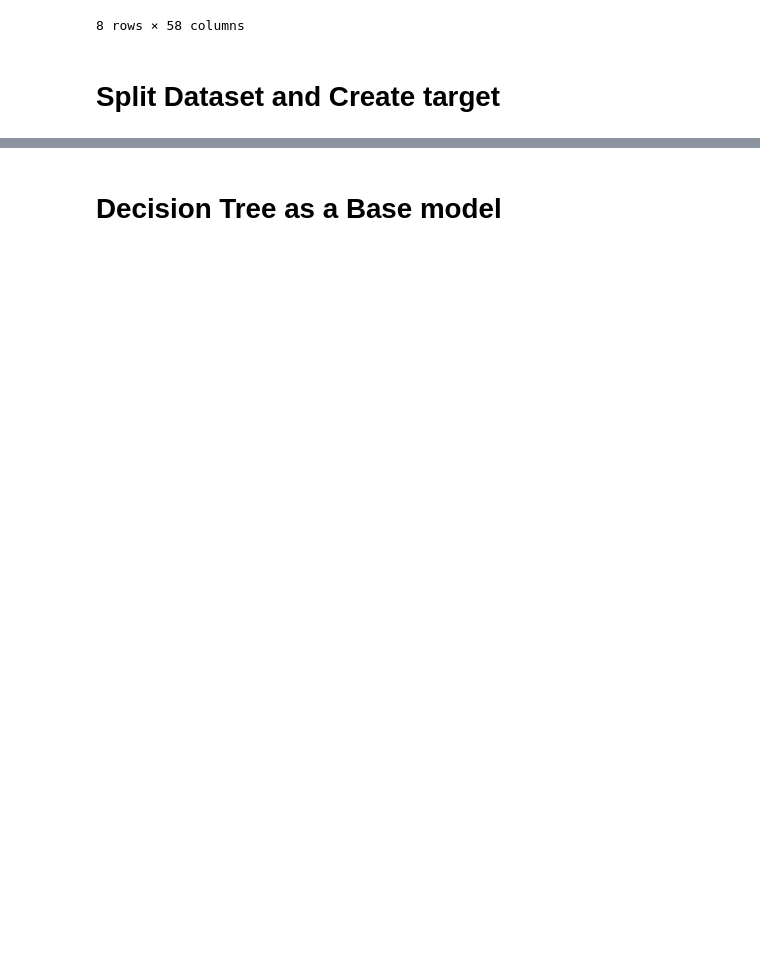
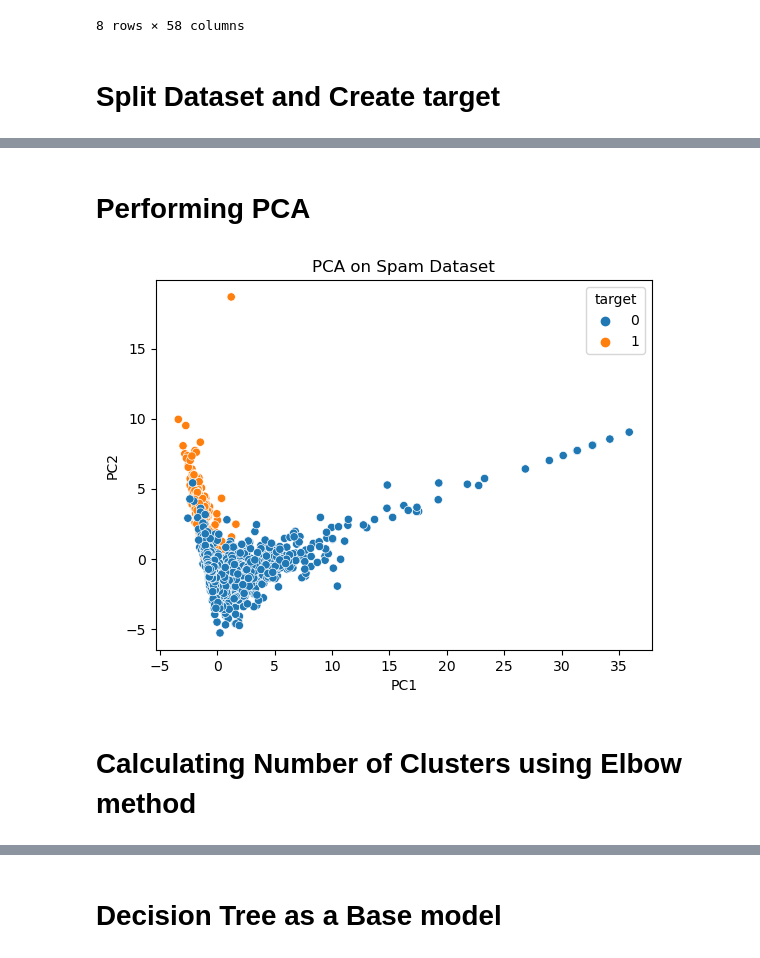
Before and after one commit to jathusharini/CM2604_CourseWork, a Jupyter notebook: Machine Learning_CW.ipynb, the cells around one changed output, grey strips where cells are left out. Drawn from its saved outputs; the diff is of its cells as text; code cells hidden in the pictures; blank space fills up the shorter version.

Commit message:
commiting the elbow method and some lines of codes

```diff
--- a/Machine Learning_CW.ipynb
+++ b/Machine Learning_CW.ipynb
@@ -175,0 +154,24 @@ X_train, X_test, y_train, y_test = train_test_split(X, y, test_size=0.3, random_
+# %% [markdown]
+# Performing PCA
+# %%
+from sklearn.decomposition import PCA
+from sklearn.preprocessing import StandardScaler
+# standardize the data
+X_std = StandardScaler().fit_transform(X)
+
+# perform PCA with 2 principal components
+pca = PCA(n_components=2)
+principal_components = pca.fit_transform(X_std)
+
+# create a new DataFrame with the principal components and target variable
+principal_df = pd.DataFrame(data=principal_components, columns=['PC1', 'PC2'])
+principal_df['target'] = y.values
+
+# plot the first two principal components
+sns.scatterplot(x='PC1', y='PC2', hue='target', data=principal_df)
+plt.title('PCA on Spam Dataset')
+plt.show()
+# %% [output]
+[figure, added]
+# %% [markdown]
+# Calculating Number of Clusters using Elbow method
```
Also changed, not shown: parts of 18 cells of this notebook.
